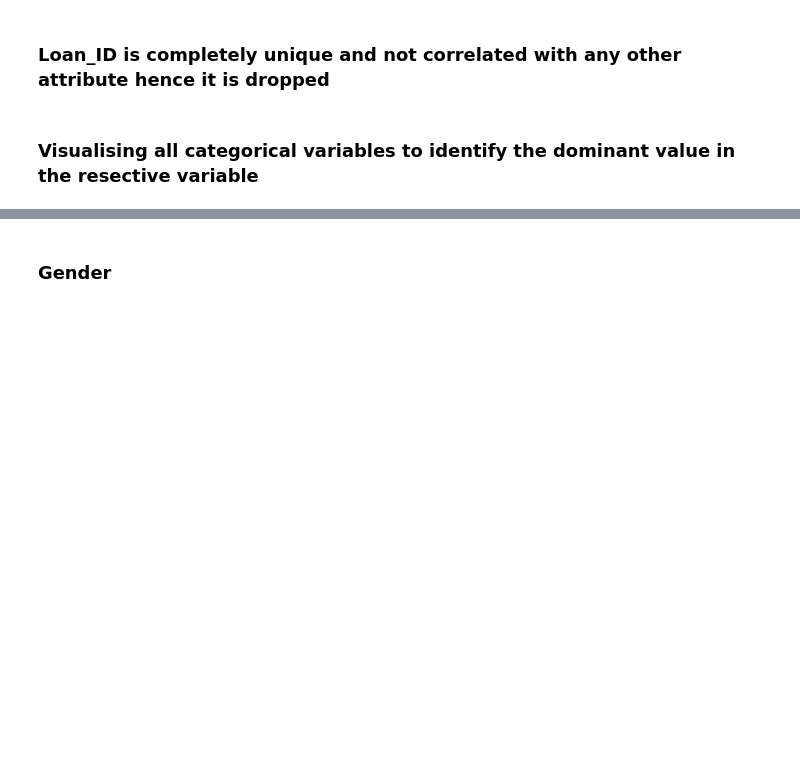
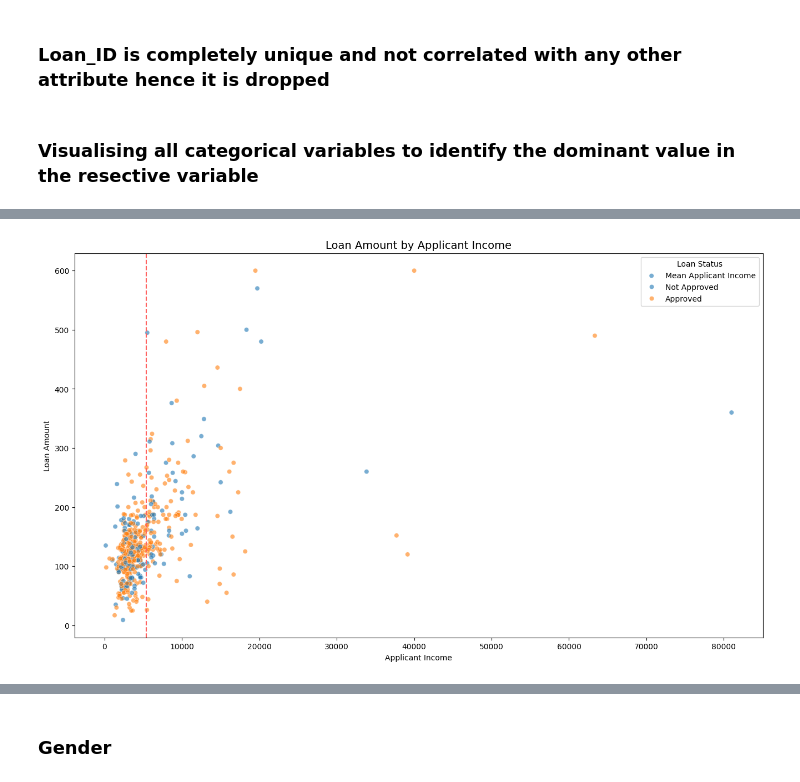
Before and after one commit to Nihaal1903/Loan-Prediction, a Jupyter notebook: Loan Analysis and Prediction.ipynb, the cells around one changed output, grey strips where cells are left out. Drawn from its saved outputs; the diff is of its cells as text; code cells hidden in the pictures; blank space fills up the shorter version.

```diff
--- a/Loan Analysis and Prediction.ipynb
+++ b/Loan Analysis and Prediction.ipynb
@@ -155,0 +236,11 @@ loan_data.drop(['Loan_ID'],axis=1,inplace=True)
+# %%
+plt.figure(figsize=(16, 9))
+sns.scatterplot(data=loan_data, x='ApplicantIncome', y='LoanAmount', hue='Loan_Status', alpha=0.6)
+plt.axvline(x=loan_data['ApplicantIncome'].mean(), color='#ff6361', label='Mean Applicant Income', ls='--')
+plt.legend(title='Loan Status', labels=['Mean Applicant Income', 'Not Approved', 'Approved'])
+plt.title('Loan Amount by Applicant Income', fontsize=14)
+plt.xlabel('Applicant Income')
+plt.ylabel('Loan Amount')
+plt.show()
+# %% [output]
+[figure, added]
```
Also changed, not shown: parts of 41 cells of this notebook.
